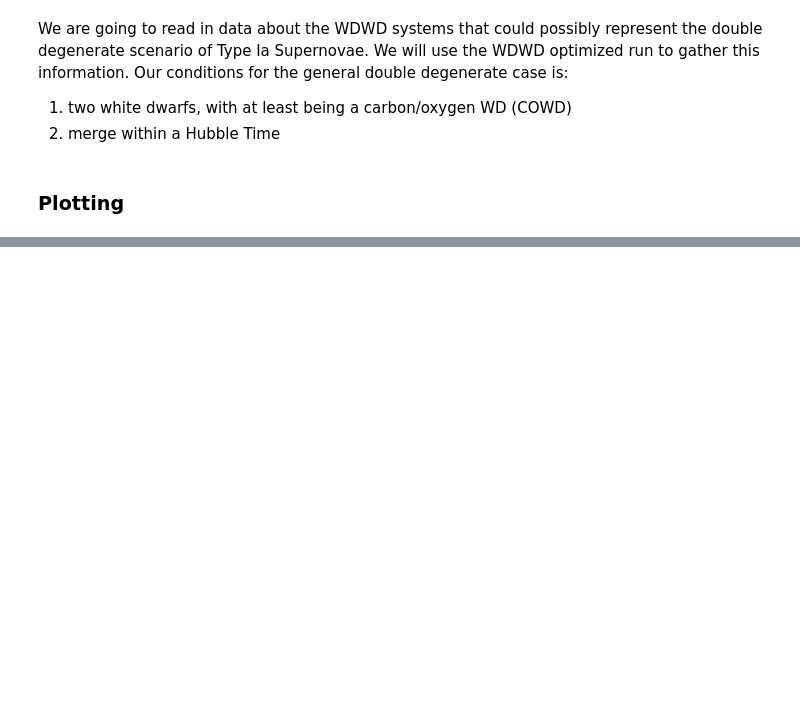
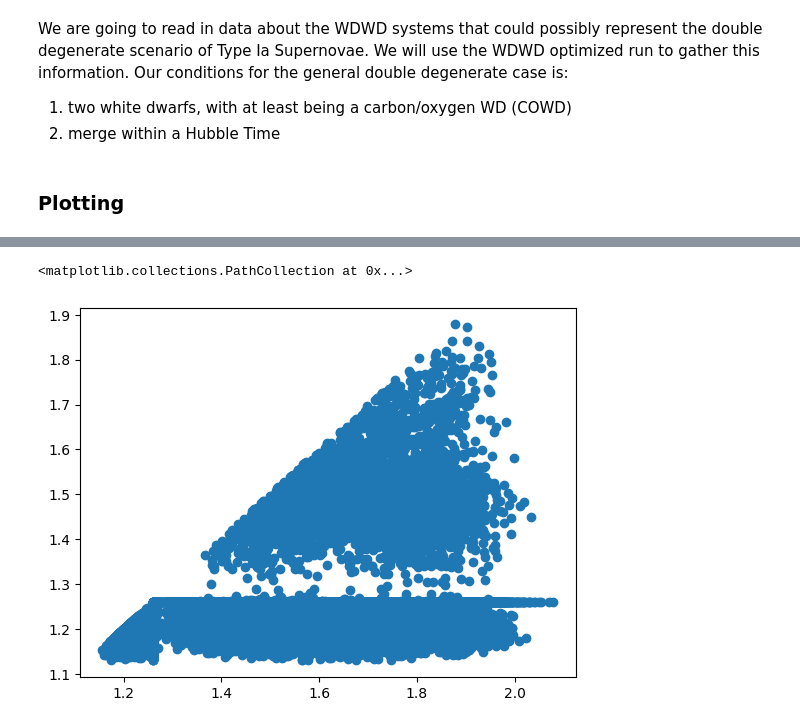
Before and after one commit to melanie-santiago26/research_work, a Jupyter notebook: metals_of_cosmos/code/mass_dist_fig.ipynb, the cells around one changed output, grey strips where cells are left out. Drawn from its saved outputs; the diff is of its cells as text; code cells hidden in the pictures; blank space fills up the shorter version.

```diff
--- a/metals_of_cosmos/code/mass_dist_fig.ipynb
+++ b/metals_of_cosmos/code/mass_dist_fig.ipynb
@@ -252,4 +252,9 @@ Text(0.5, 1.0, 'Fiducial: NSNS Mass Distribution')
 [figure]
+# %%
+plt.scatter(M1, M2)
+# %% [output]
+<matplotlib.collections.PathCollection at 0x...>
+[figure, added]
 # %%
 # DWD
 
```
Also changed, not shown: parts of 10 cells of this notebook, 2 other files.
